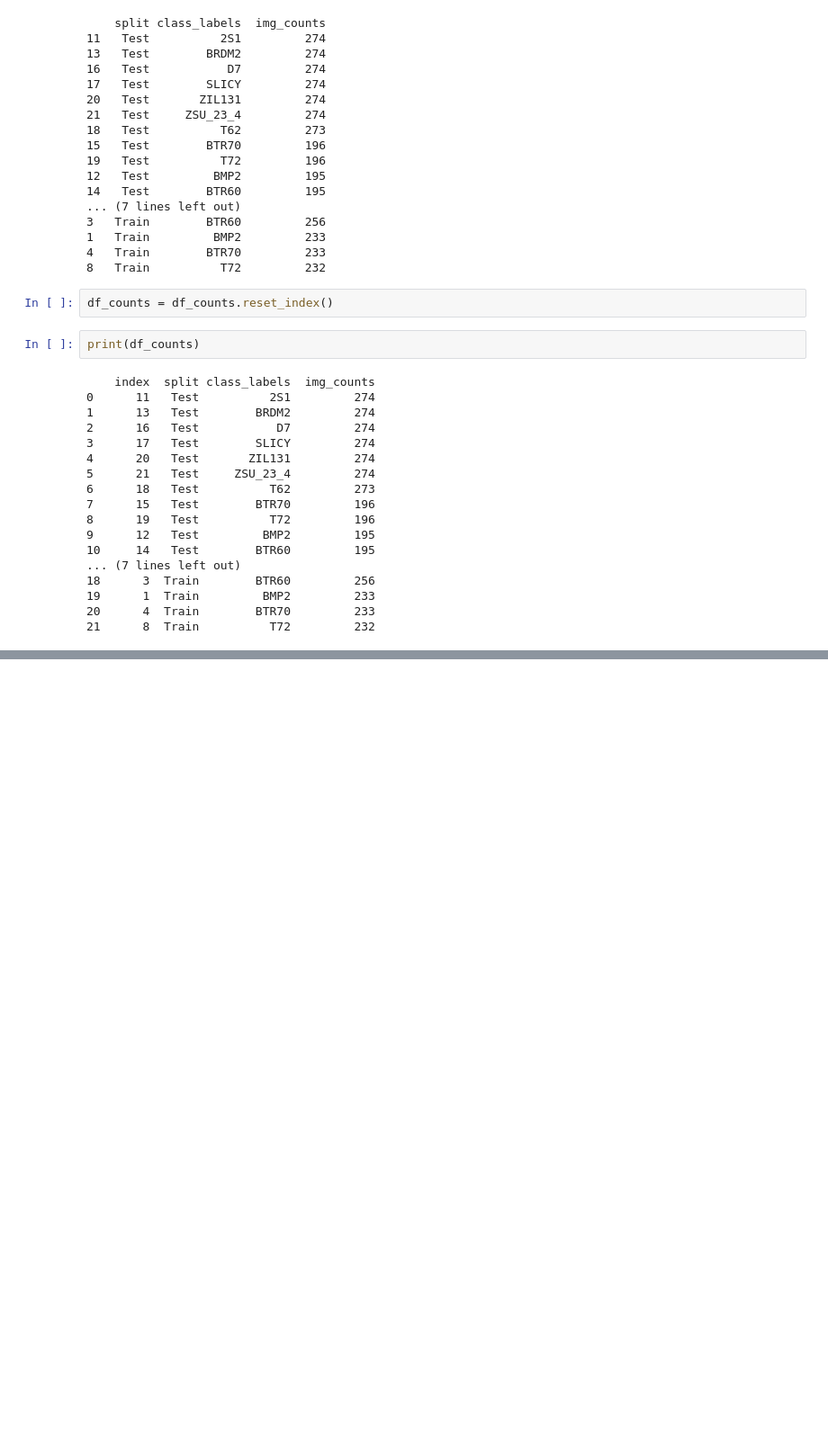
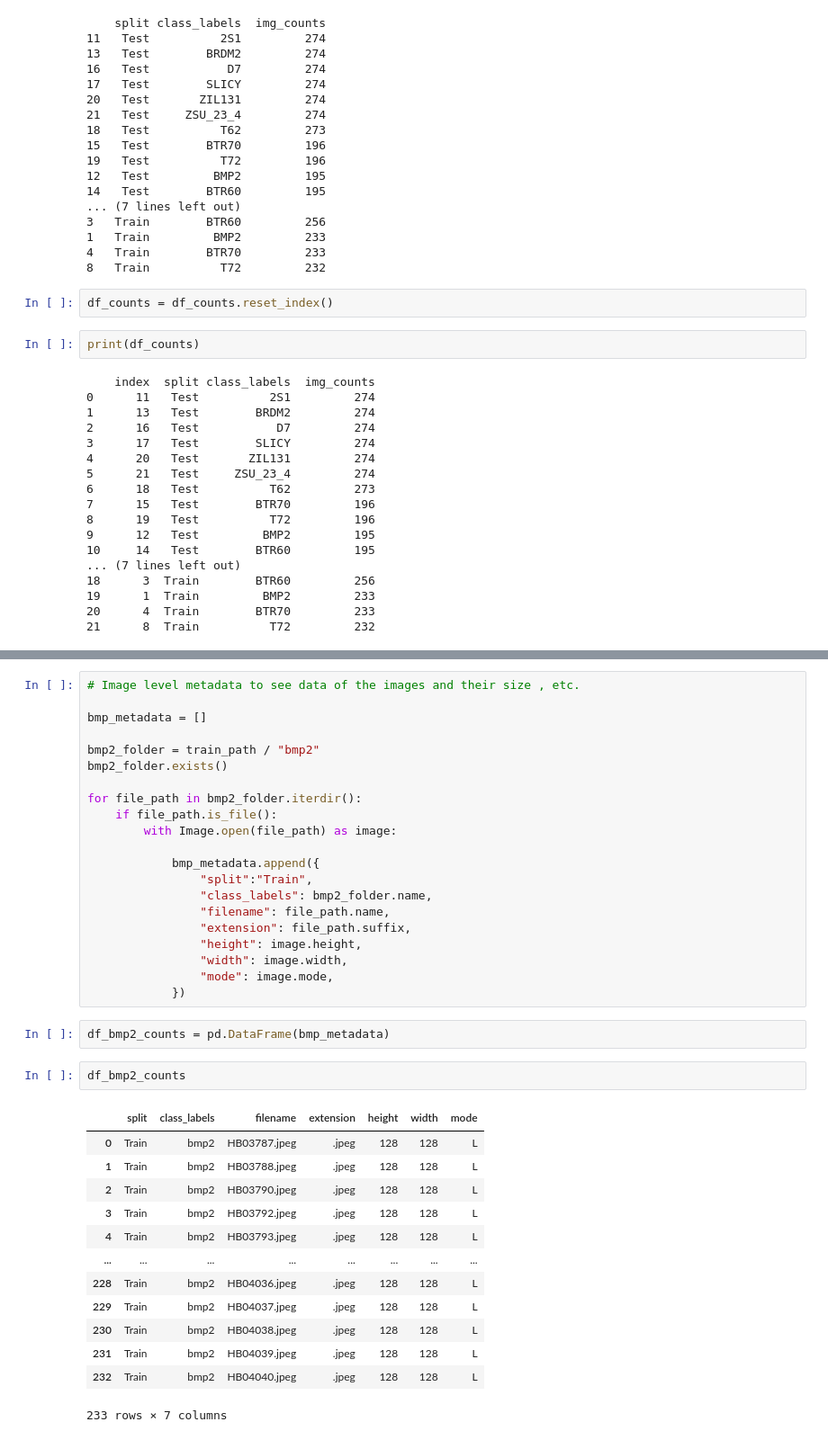
Before and after one commit to SoftDev-Candy/GeoSpace_Defence_AI, a Jupyter notebook: notebooks/01_understanding_dataset.ipynb, the cells around one changed output, grey strips where cells are left out. Shown at 90% size. Cells and saved outputs as stored; diff of their text form; blank space fills up the shorter version.

Commit message:
Shaped the metadata for the images next we check for duplicates and corrupted files

```diff
--- a/notebooks/01_understanding_dataset.ipynb
+++ b/notebooks/01_understanding_dataset.ipynb
@@ -179,0 +261,39 @@ print(df_counts)
+# %%
+# Image level metadata to see data of the images and their size , etc.
+
+bmp_metadata = []
+
+bmp2_folder = train_path / "bmp2"
+bmp2_folder.exists()
+
+for file_path in bmp2_folder.iterdir():
+    if file_path.is_file():
+        with Image.open(file_path) as image:
+
+            bmp_metadata.append({
+                "split":"Train",
+                "class_labels": bmp2_folder.name,
+                "filename": file_path.name,
+                "extension": file_path.suffix,
+                "height": image.height,
+                "width": image.width,
+                "mode": image.mode,
+            })
+# %%
+df_bmp2_counts = pd.DataFrame(bmp_metadata)
+# %%
+df_bmp2_counts
+# %% [output]
+|  | split | class_labels | filename | extension | height | width | mode |
+| 0 | Train | bmp2 | HB03787.jpeg | .jpeg | 128 | 128 | L |
+| 1 | Train | bmp2 | HB03788.jpeg | .jpeg | 128 | 128 | L |
+| 2 | Train | bmp2 | HB03790.jpeg | .jpeg | 128 | 128 | L |
+| 3 | Train | bmp2 | HB03792.jpeg | .jpeg | 128 | 128 | L |
+| 4 | Train | bmp2 | HB03793.jpeg | .jpeg | 128 | 128 | L |
+| ... | ... | ... | ... | ... | ... | ... | ... |
+| 228 | Train | bmp2 | HB04036.jpeg | .jpeg | 128 | 128 | L |
+| 229 | Train | bmp2 | HB04037.jpeg | .jpeg | 128 | 128 | L |
+| 230 | Train | bmp2 | HB04038.jpeg | .jpeg | 128 | 128 | L |
+| 231 | Train | bmp2 | HB04039.jpeg | .jpeg | 128 | 128 | L |
+| 232 | Train | bmp2 | HB04040.jpeg | .jpeg | 128 | 128 | L |
+233 rows × 7 columns
```
Also changed, not shown: parts of 16 cells of this notebook.
